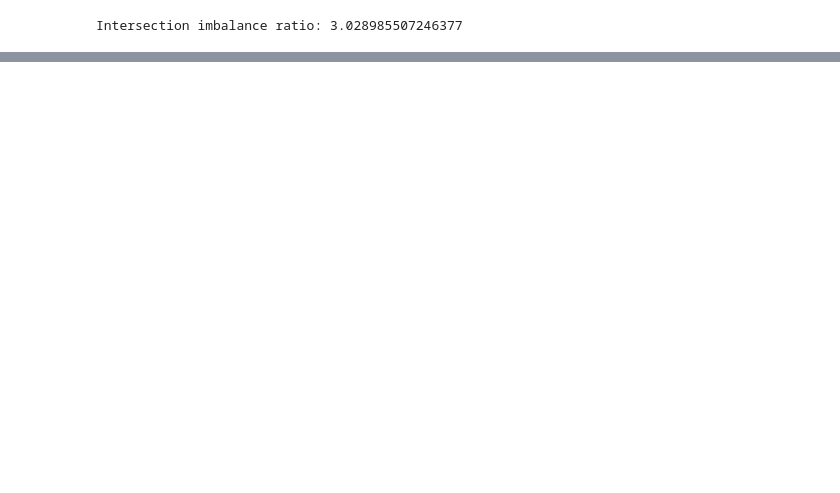
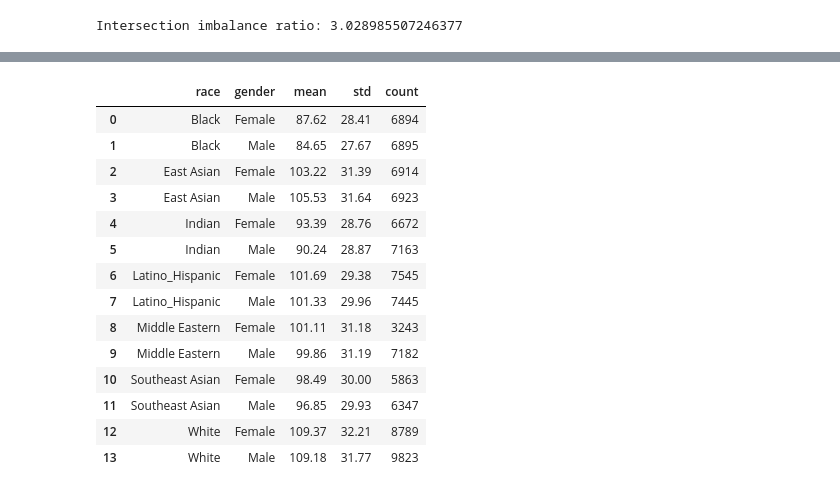
Before and after one commit to nigelcheong/bias-mitigation-fairface, a Jupyter notebook: eda.ipynb, the cells around one changed output, grey strips where cells are left out. Saved outputs shown, nothing was run; the diff lists cells and outputs as text; code cells hidden in the pictures; blank space fills up the shorter version.

```diff
--- a/facial_recognition_bias_mitigation.ipynb
+++ b/eda.ipynb
@@ -231,0 +284,24 @@ Intersection imbalance ratio: 3.028985507246377
+# %%
+brightness_summary = (
+    df.groupby(['race', 'gender'])['brightness']
+      .agg(['mean', 'std', 'count'])
+      .round(2)
+      .reset_index()
+)
+brightness_summary
+# %% [output]
+|  | race | gender | mean | std | count |
+| 0 | Black | Female | 87.62 | 28.41 | 6894 |
+| 1 | Black | Male | 84.65 | 27.67 | 6895 |
+| 2 | East Asian | Female | 103.22 | 31.39 | 6914 |
+| 3 | East Asian | Male | 105.53 | 31.64 | 6923 |
+| 4 | Indian | Female | 93.39 | 28.76 | 6672 |
+| 5 | Indian | Male | 90.24 | 28.87 | 7163 |
+| 6 | Latino_Hispanic | Female | 101.69 | 29.38 | 7545 |
+| 7 | Latino_Hispanic | Male | 101.33 | 29.96 | 7445 |
+| 8 | Middle Eastern | Female | 101.11 | 31.18 | 3243 |
+| 9 | Middle Eastern | Male | 99.86 | 31.19 | 7182 |
+| 10 | Southeast Asian | Female | 98.49 | 30.00 | 5863 |
+| 11 | Southeast Asian | Male | 96.85 | 29.93 | 6347 |
+| 12 | White | Female | 109.37 | 32.21 | 8789 |
+| 13 | White | Male | 109.18 | 31.77 | 9823 |
```
Also changed, not shown: parts of 10 cells of this notebook.
